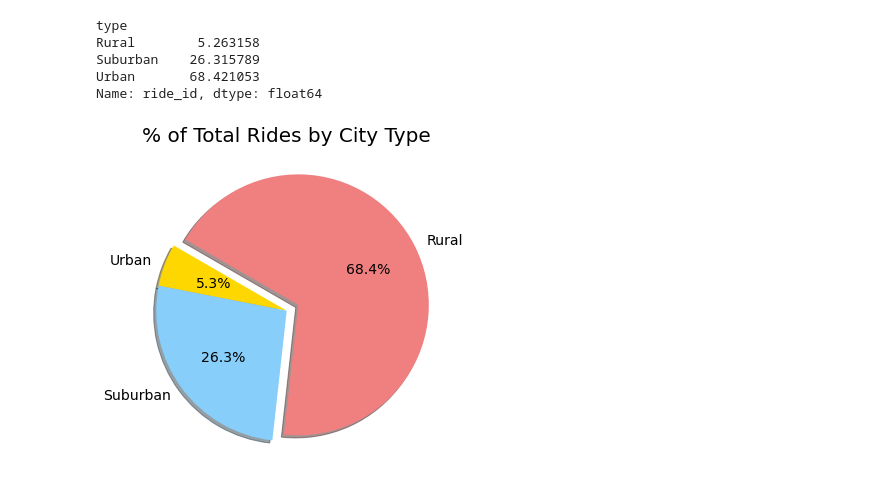
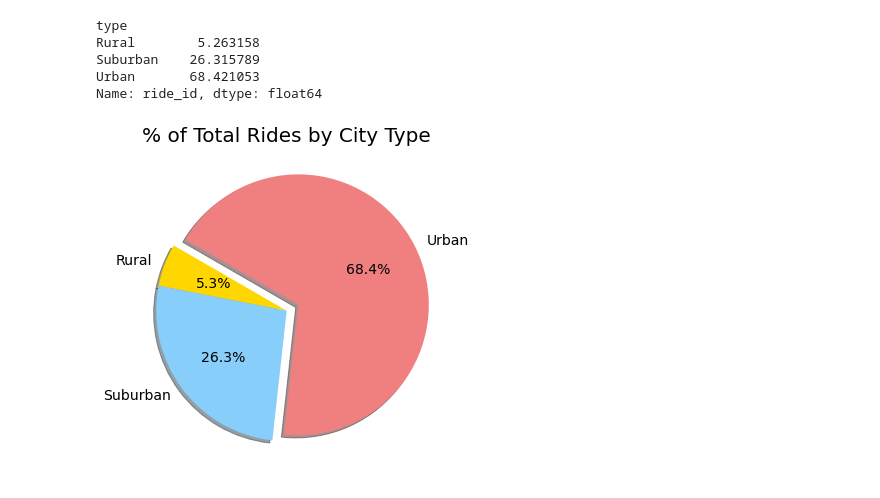
Before and after one commit to npantfoerder/PyBer-analysis, a Jupyter notebook: PyBer.ipynb, the cells around one changed output. Cells and saved outputs as stored; diff of their text form; code cells hidden in the pictures.

```diff
--- a/PyBer.ipynb
+++ b/PyBer.ipynb
@@ -690,17 +694,21 @@ Name: ride_id, dtype: float64
 # %%
 # Build the percentage of rides by city type pie chart
 plt.subplots(figsize=(10,6))
-plt.pie(ride_percents, labels=['Urban', 'Suburban', 'Rural'],
-       colors=['gold', 'lightskyblue', 'lightcoral'], explode=[0,0,0.1],
-       autopct="%.1f%%", shadow=True, startangle=150)
+plt.pie(ride_percents,
+        labels=['Rural', 'Suburban', 'Urban'],
+        colors=['gold', 'lightskyblue', 'lightcoral'],
+        explode=[0,0,0.1],
+        autopct="%.1f%%",
+        shadow=True,
+        startangle=150)
 plt.title('% of Total Rides by City Type', fontsize=20)
 
 # Change the default fontsize from 10 to 14
 mpl.rcParams['font.size'] = 14
 
 # Save the figure
 plt.savefig('analysis/Fig6.png')
 
 plt.show()
 # %% [output]
-[figure, old version]
+[figure, new version]
```
Also changed, not shown: parts of 3 cells of this notebook, 3 other files.
